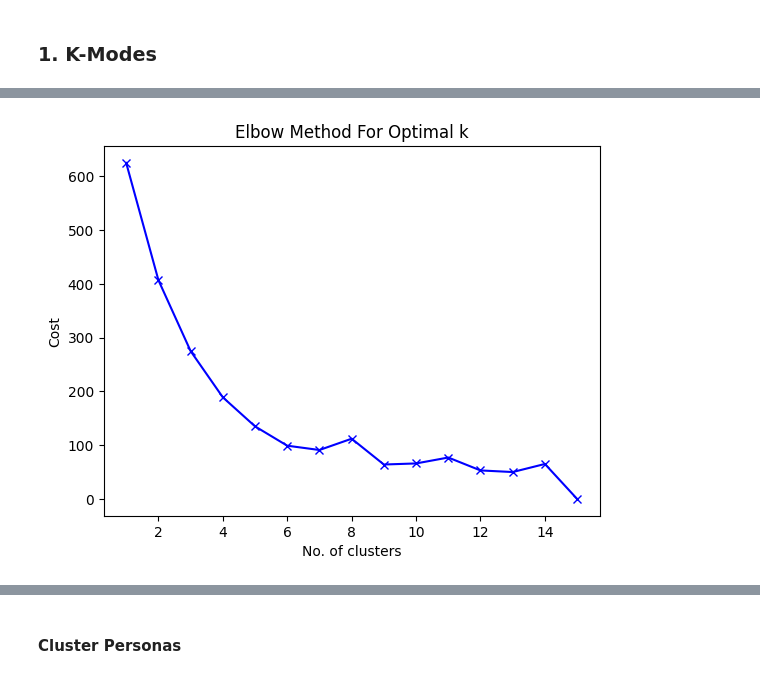
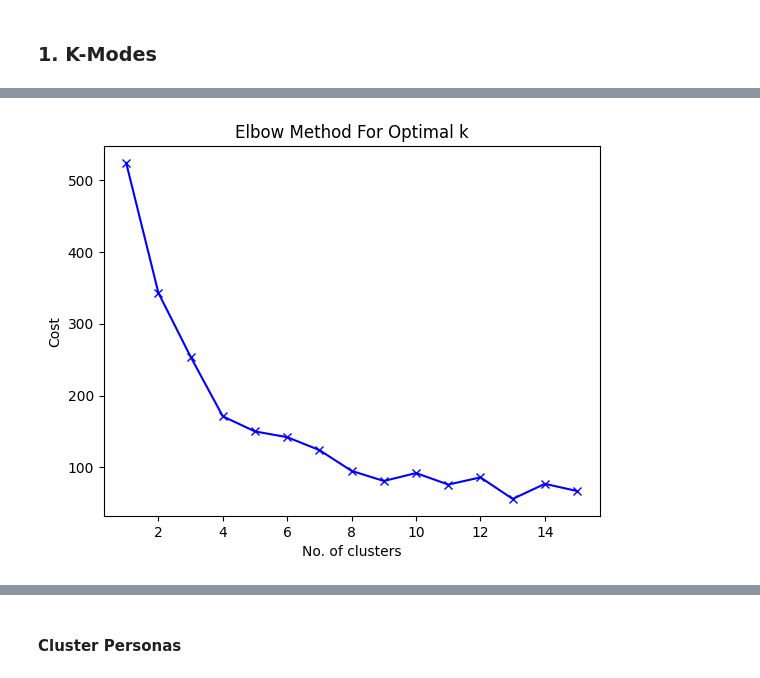
Before and after one commit to pcastiglione99/Data-Quality-Project, a Jupyter notebook: src/project.ipynb, the cells around one changed output, grey strips where cells are left out. Saved outputs shown, nothing was run; the diff lists cells and outputs as text; code cells hidden in the pictures.

```diff
--- a/src/project.ipynb
+++ b/src/project.ipynb
@@ -164,8 +164,8 @@ def elbow(df, k_max=16):
     plt.xlabel('No. of clusters')
     plt.ylabel('Cost')
     plt.title('Elbow Method For Optimal k')
-# %%
-elbow(users)
-# %% [output]
-[figure, removed]
+# %%
+elbow(users_knn_imp[0])
+# %% [output]
+[figure, added]
 # %% [markdown]
```
Also changed, not shown: parts of 29 cells of this notebook, 9 other files.
